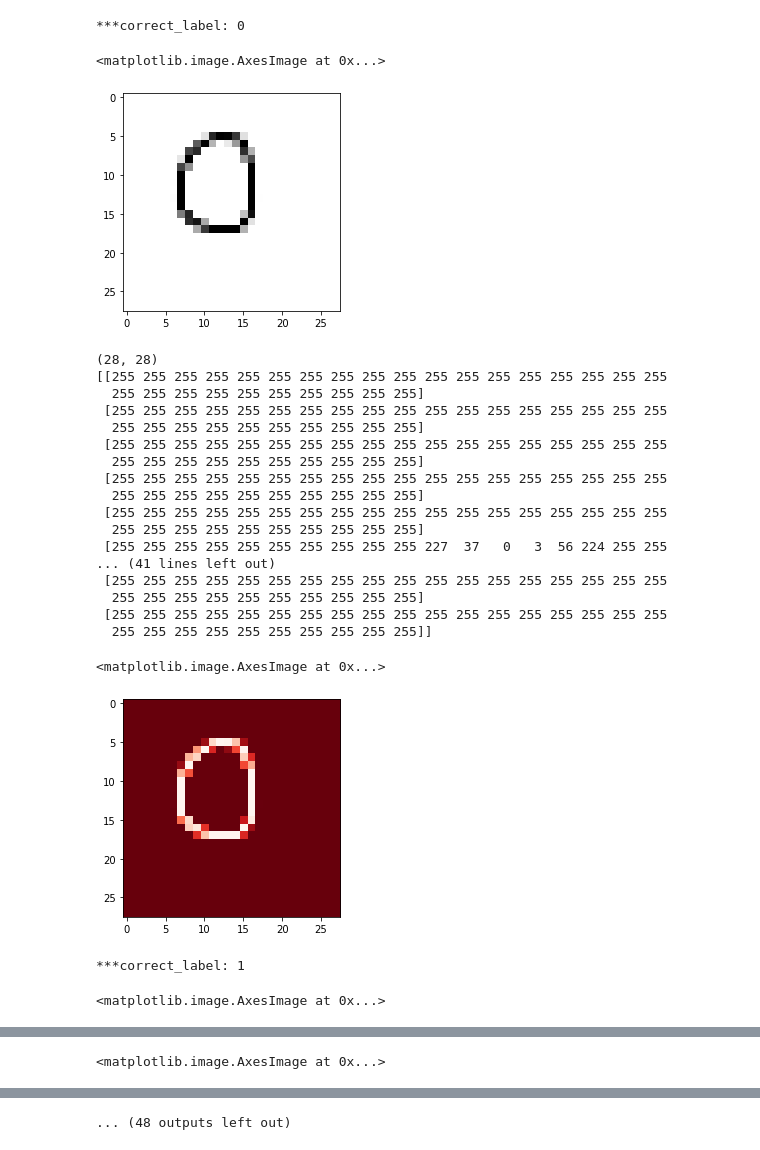
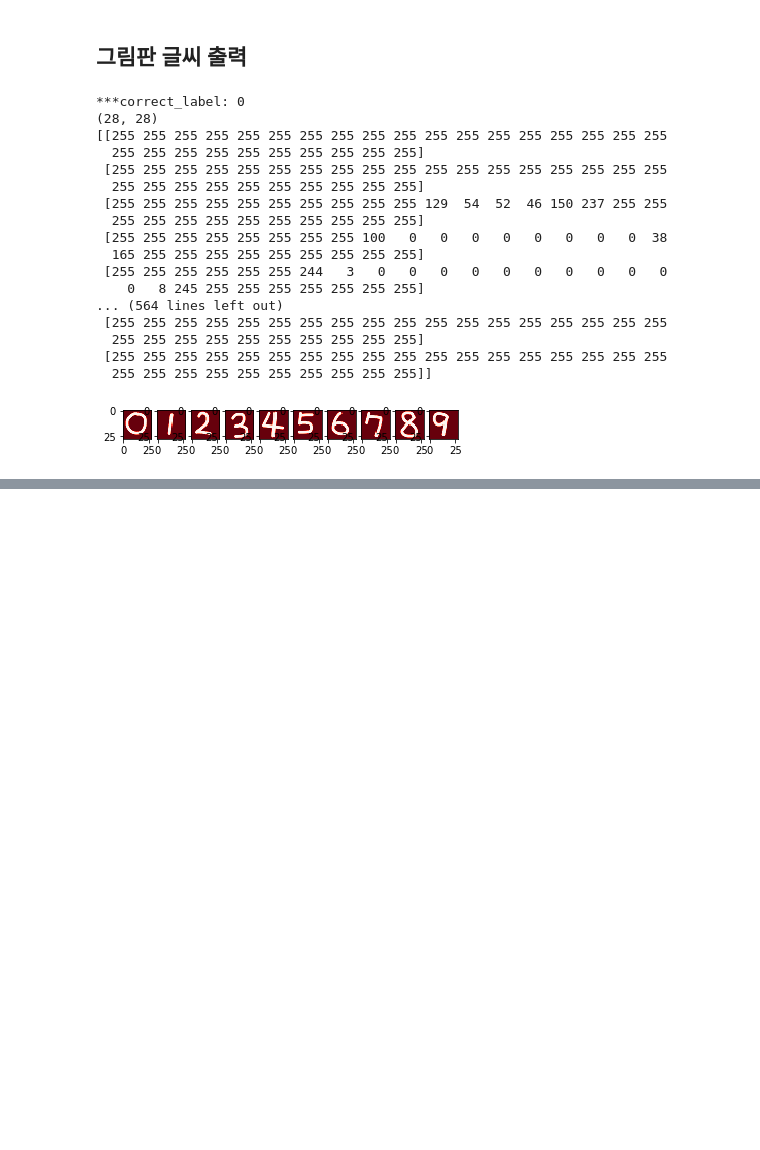
Before and after one commit to 0general/data-science, a Jupyter notebook: NNlab3.ipynb, the cells around one changed output, grey strips where cells are left out. Cells and saved outputs as stored; diff of their text form; code cells hidden in the pictures; blank space fills up the shorter version.

```diff
--- a/NNlab3.ipynb
+++ b/NNlab3.ipynb
@@ -11,44 +94,40 @@ import glob
+# %% [markdown]
+## 그림판 글씨 출력
 # %%
-for image_file_name in glob.glob('my_own_images/my?.png'):
+position = 1
+for image_file_name in glob.glob('my_own_images/my_?.png'):
     correct_label = int(image_file_name[-5:-4])
     print("***correct_label:", correct_label)
 
     image_array = imageio.imread(image_file_name)
-
-    matplotlib.pyplot.imshow(image_array, cmap = 'Reds', interpolation='None')
-    matplotlib.pyplot.show()
 
     image_array = image_array[:,:,0] #***컬러를 그레이 스케일로 변환***
     print(image_array.shape)
     print(image_array)
 
     image_data = 255.0 - image_array.reshape(784) #28x28 행렬 값을 784개 값의 리스트로 재구성
     image_data = (image_data / 255.0 * 0.99) + 0.01 #색상 값 반전
 
+    matplotlib.pyplot.subplot(1,10,position)
     matplotlib.pyplot.imshow(image_array, cmap = 'Reds', interpolation = 'None')
-    matplotlib.pyplot.show()
+
+    position += 1
 # %% [output]
 ***correct_label: 0
+(28, 28)
+[[255 255 255 255 255 255 255 255 255 255 255 255 255 255 255 255 255 255
+  255 255 255 255 255 255 255 255 255 255]
+ [255 255 255 255 255 255 255 255 255 255 255 255 255 255 255 255 255 255
+  255 255 255 255 255 255 255 255 255 255]
+ [255 255 255 255 255 255 255 255 255 255 129  54  52  46 150 237 255 255
+  255 255 255 255 255 255 255 255 255 255]
+ [255 255 255 255 255 255 255 255 100   0   0   0   0   0   0   0   0  38
+  165 255 255 255 255 255 255 255 255 255]
+ [255 255 255 255 255 255 244   3   0   0   0   0   0   0   0   0   0   0
+    0   8 245 255 255 255 255 255 255 255]
+... (564 lines left out)
+ [255 255 255 255 255 255 255 255 255 255 255 255 255 255 255 255 255 255
+  255 255 255 255 255 255 255 255 255 255]
+ [255 255 255 255 255 255 255 255 255 255 255 255 255 255 255 255 255 255
+  255 255 255 255 255 255 255 255 255 255]]
-<matplotlib.image.AxesImage at 0x...>
-[figure, old version]
+[figure, new version]
-(28, 28)
-[[255 255 255 255 255 255 255 255 255 255 255 255 255 255 255 255 255 255
-  255 255 255 255 255 255 255 255 255 255]
- [255 255 255 255 255 255 255 255 255 255 255 255 255 255 255 255 255 255
-  255 255 255 255 255 255 255 255 255 255]
- [255 255 255 255 255 255 255 255 255 255 255 255 255 255 255 255 255 255
-  255 255 255 255 255 255 255 255 255 255]
- [255 255 255 255 255 255 255 255 255 255 255 255 255 255 255 255 255 255
-  255 255 255 255 255 255 255 255 255 255]
- [255 255 255 255 255 255 255 255 255 255 255 255 255 255 255 255 255 255
-  255 255 255 255 255 255 255 255 255 255]
- [255 255 255 255 255 255 255 255 255 255 227  37   0   3  56 224 255 255
-... (41 lines left out)
- [255 255 255 255 255 255 255 255 255 255 255 255 255 255 255 255 255 255
-  255 255 255 255 255 255 255 255 255 255]
- [255 255 255 255 255 255 255 255 255 255 255 255 255 255 255 255 255 255
-  255 255 255 255 255 255 255 255 255 255]]
-<matplotlib.image.AxesImage at 0x...>
-[figure, removed]
-***correct_label: 1
-<matplotlib.image.AxesImage at 0x...>
@@ -73 +133,0 @@ for image_file_name in glob.glob('my_own_images/my?.png'):
-<matplotlib.image.AxesImage at 0x...>
@@ -75 +133,0 @@ for image_file_name in glob.glob('my_own_images/my?.png'):
-... (48 outputs left out)
```
Also changed, not shown: parts of 23 cells of this notebook.
